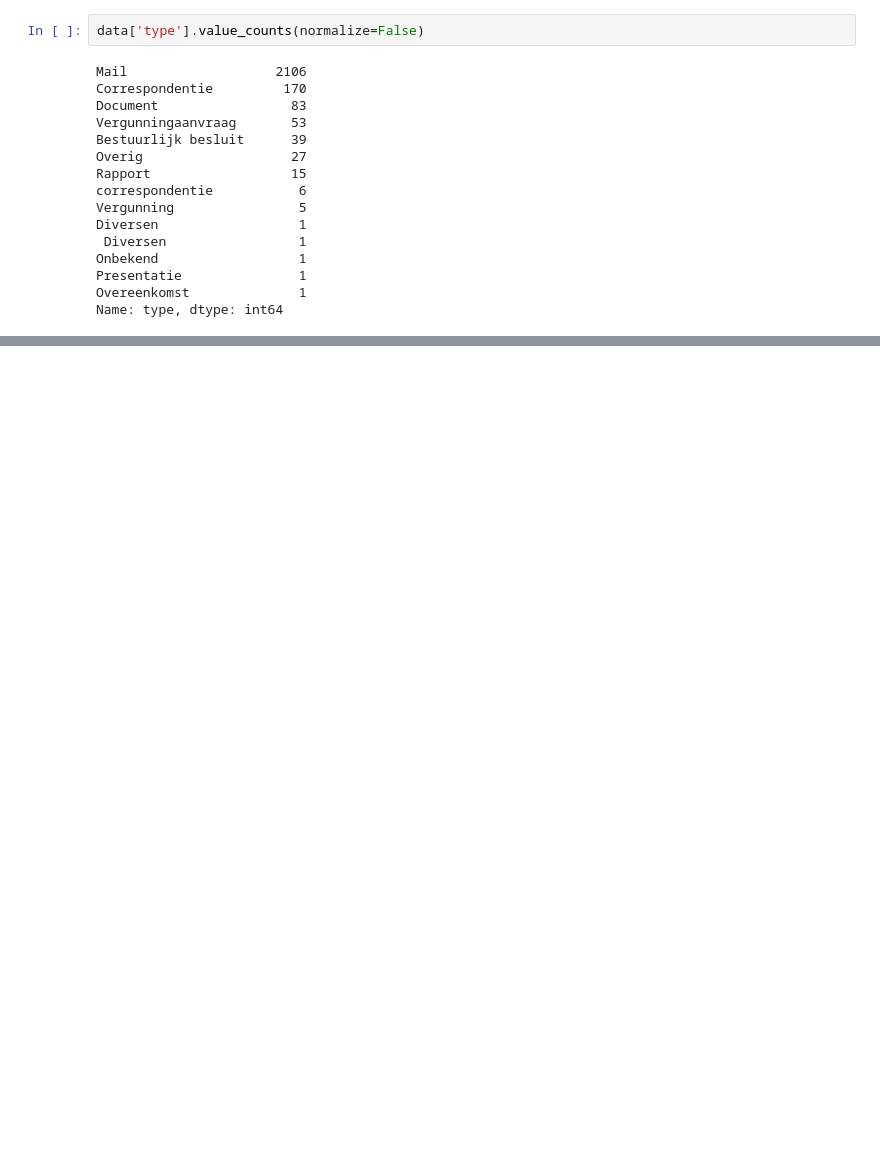
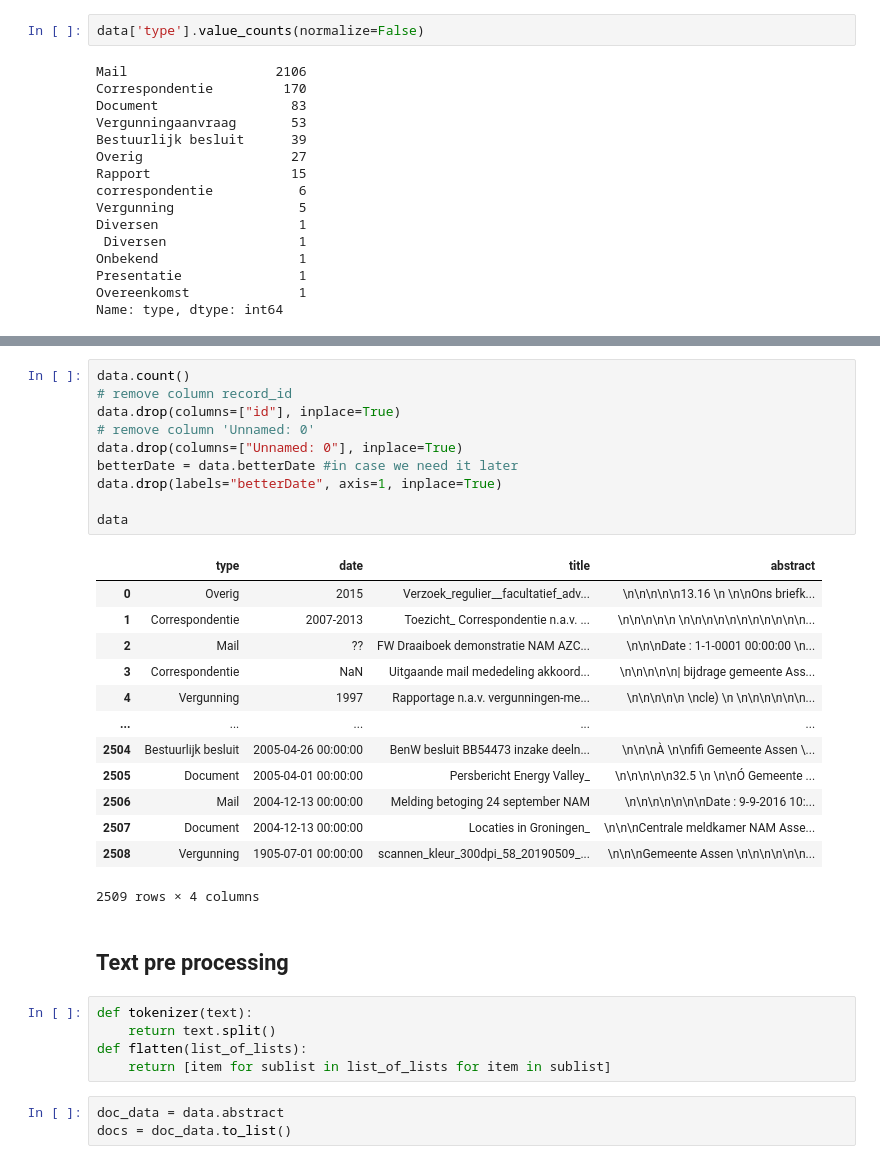
Before and after one commit to asreview-ftm-hackathon/Visualization_JAMC__3DInteractive, a Jupyter notebook: exploration.ipynb, the cells around one changed output, grey strips where cells are left out. Cells and saved outputs as stored; diff of their text form; blank space fills up the shorter version.

```diff
--- a/exploration.ipynb
+++ b/exploration.ipynb
@@ -109,0 +116,34 @@ Name: type, dtype: int64
+# %%
+data.count()
+# remove column record_id
+data.drop(columns=["id"], inplace=True)
+# remove column 'Unnamed: 0'
+data.drop(columns=["Unnamed: 0"], inplace=True)
+betterDate = data.betterDate #in case we need it later
+data.drop(labels="betterDate", axis=1, inplace=True)
+
+data
+# %% [output]
+|  | type | date | title | abstract |
+| 0 | Overig | 2015 | Verzoek_regulier__facultatief_adv... | \n\n\n\n\n13.16 \n \n\nOns briefk... |
+| 1 | Correspondentie | 2007-2013 | Toezicht_ Correspondentie n.a.v. ... | \n\n\n\n\n \n\n\n\n\n\n\n\n\n\n\n... |
+| 2 | Mail | ?? | FW Draaiboek demonstratie NAM AZC... | \n\n\nDate : 1-1-0001 00:00:00 \n... |
+| 3 | Correspondentie | NaN | Uitgaande mail mededeling akkoord... | \n\n\n\n\n| bijdrage gemeente Ass... |
+| 4 | Vergunning | 1997 | Rapportage n.a.v. vergunningen-me... | \n\n\n\n\n \ncle) \n \n\n\n\n\n\n... |
+| ... | ... | ... | ... | ... |
+| 2504 | Bestuurlijk besluit | 2005-04-26 00:00:00 | BenW besluit BB54473 inzake deeln... | \n\n\nÀ \n\nfifi Gemeente Assen \... |
+| 2505 | Document | 2005-04-01 00:00:00 | Persbericht Energy Valley_ | \n\n\n\n\n32.5 \n \n\nÓ Gemeente ... |
+| 2506 | Mail | 2004-12-13 00:00:00 | Melding betoging 24 september NAM | \n\n\n\n\n\n\nDate : 9-9-2016 10:... |
+| 2507 | Document | 2004-12-13 00:00:00 | Locaties in Groningen_ | \n\n\nCentrale meldkamer NAM Asse... |
+| 2508 | Vergunning | 1905-07-01 00:00:00 | scannen_kleur_300dpi_58_20190509_... | \n\n\nGemeente Assen \n\n\n\n\n\n... |
+2509 rows × 4 columns
+# %% [markdown]
+## Text pre processing
+# %%
+def tokenizer(text):
+    return text.split()
+def flatten(list_of_lists):
+    return [item for sublist in list_of_lists for item in sublist]
+# %%
+doc_data = data.abstract
+docs = doc_data.to_list()
```
Also changed, not shown: parts of 23 cells of this notebook, 1 other file.
